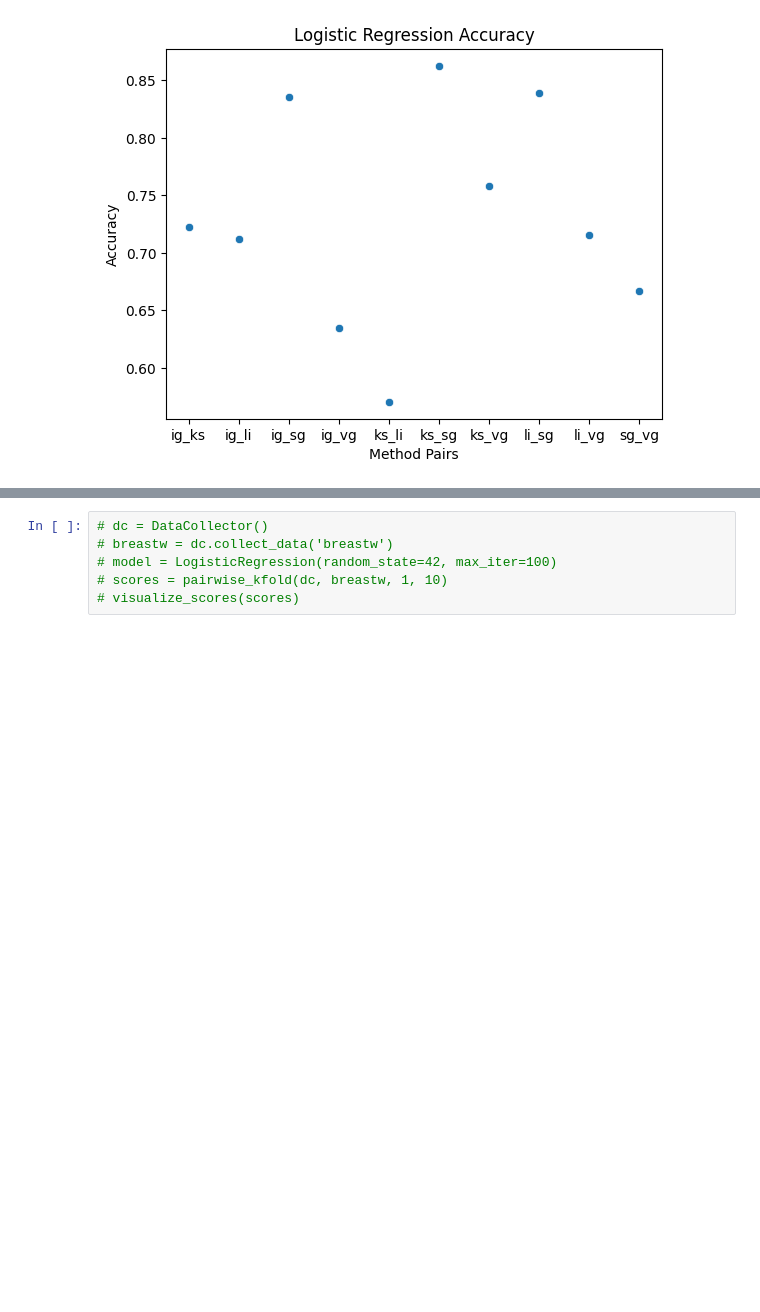
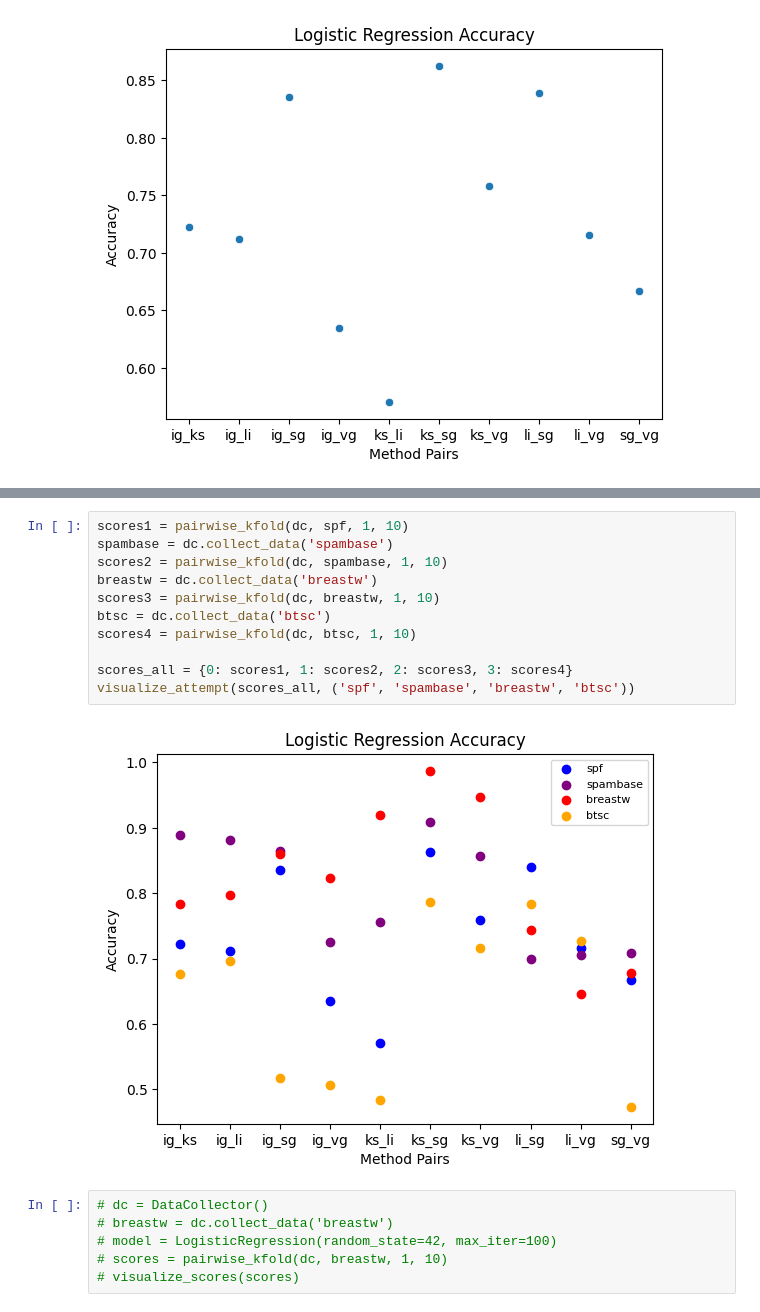
Before and after one commit to ekunigk/BA_Disagreement_Problem, a Jupyter notebook: evaluation_two.ipynb, the cells around one changed output, grey strips where cells are left out. Saved outputs shown, nothing was run; the diff lists cells and outputs as text; blank space fills up the shorter version.

```diff
--- a/evaluation_two.ipynb
+++ b/evaluation_two.ipynb
@@ -18,3 +23,16 @@ torch.Size([389, 24])
+# %%
+scores1 = pairwise_kfold(dc, spf, 1, 10)
+spambase = dc.collect_data('spambase')
+scores2 = pairwise_kfold(dc, spambase, 1, 10)
+breastw = dc.collect_data('breastw')
+scores3 = pairwise_kfold(dc, breastw, 1, 10)
+btsc = dc.collect_data('btsc')
+scores4 = pairwise_kfold(dc, btsc, 1, 10)
+
+scores_all = {0: scores1, 1: scores2, 2: scores3, 3: scores4}
+visualize_attempt(scores_all, ('spf', 'spambase', 'breastw', 'btsc'))
+# %% [output]
+[figure, added]
 # %%
 # dc = DataCollector()
 # breastw = dc.collect_data('breastw')
```
Also changed, not shown: parts of 2 cells of this notebook, 3 other files.
